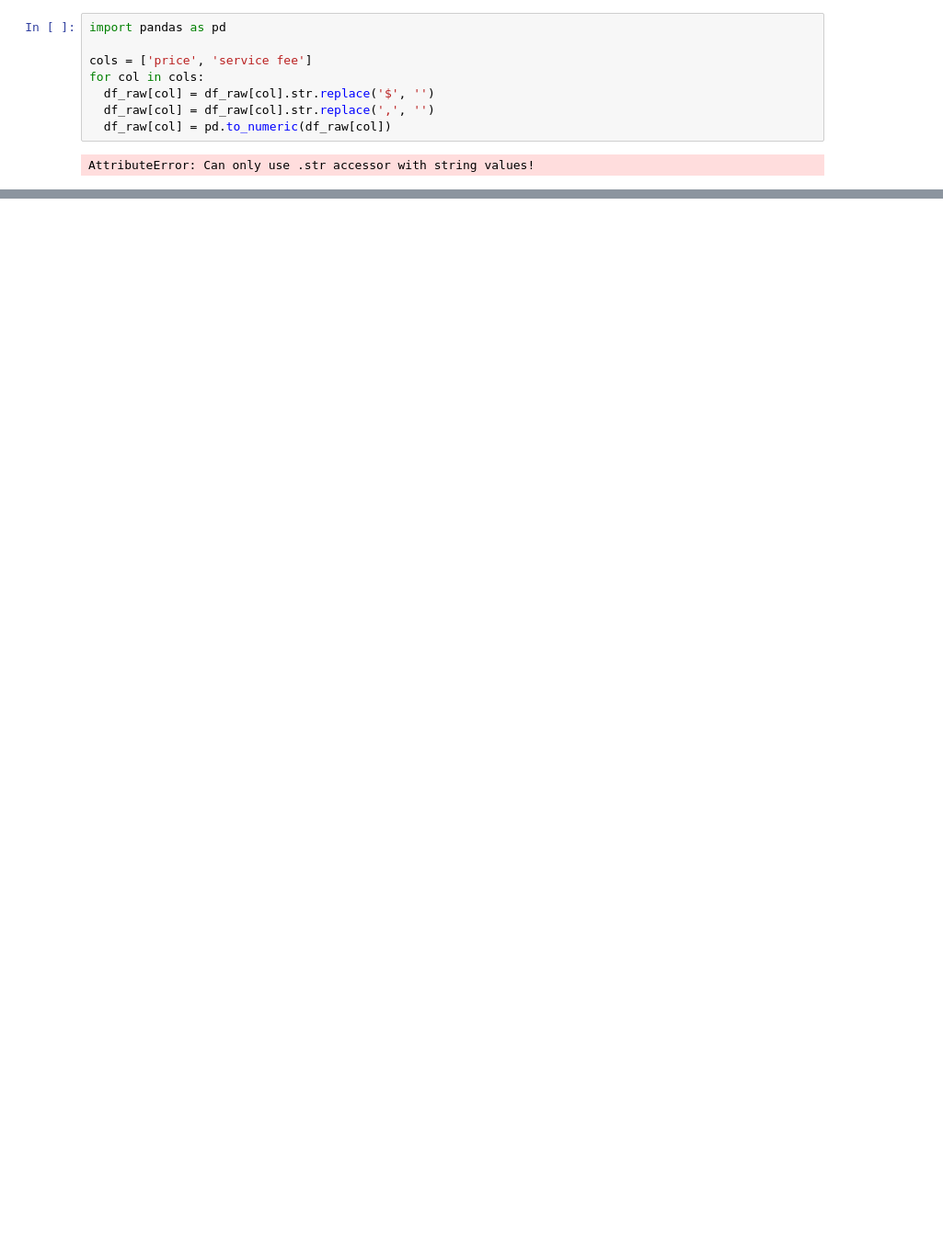
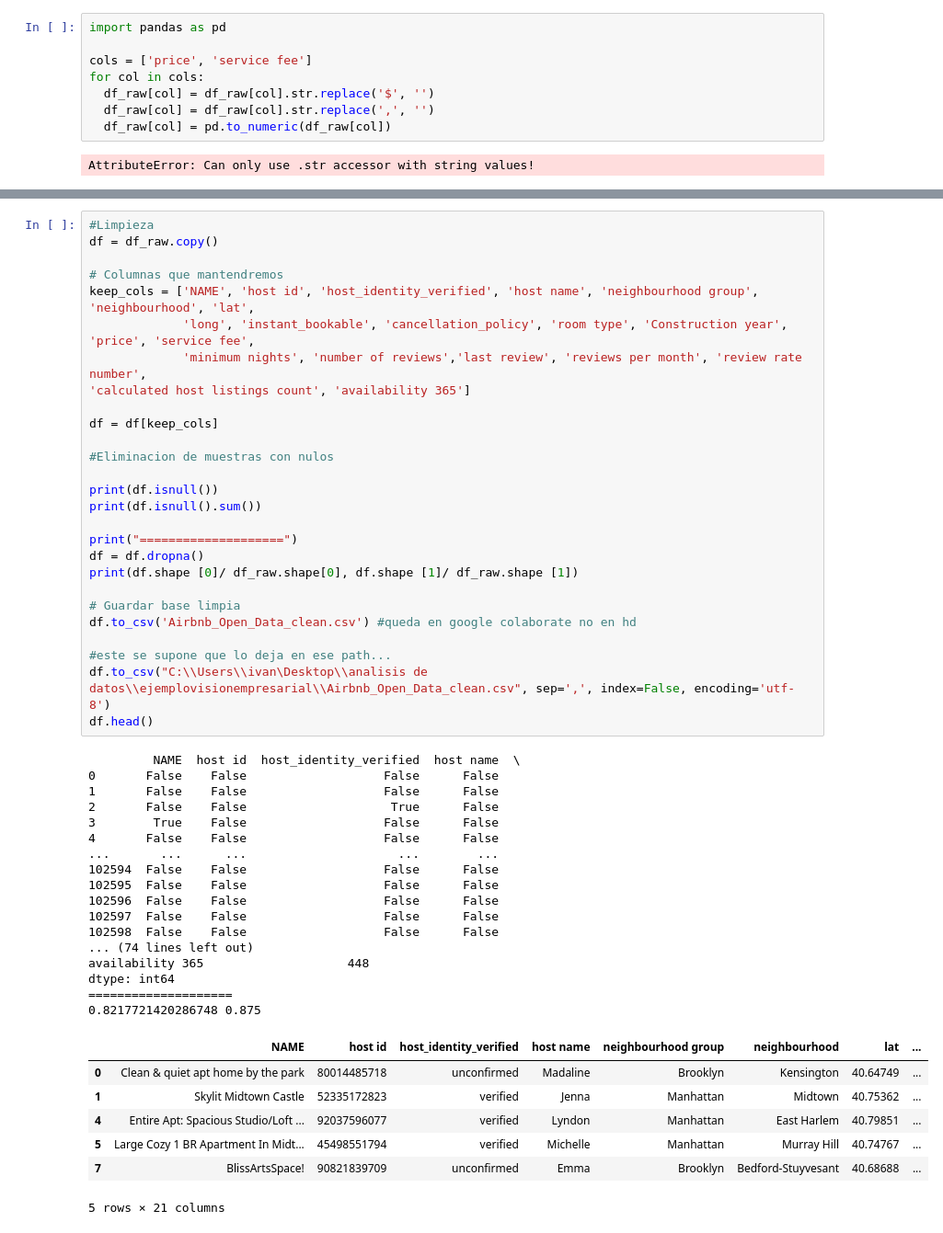
Before and after one commit to ivanprogramacion/Proyecto-Git-Ejemplo, a Jupyter notebook: visionempresarial.ipynb, the cells around one changed output, grey strips where cells are left out. Shown at 92% size. Saved outputs shown, nothing was run; the diff lists cells and outputs as text; blank space fills up the shorter version.

```diff
--- a/visionempresarial.ipynb
+++ b/visionempresarial.ipynb
@@ -319,0 +345,52 @@ AttributeError: Can only use .str accessor with string values!
+# %%
+#Limpieza
+df = df_raw.copy()
+
+# Columnas que mantendremos
+keep_cols = ['NAME', 'host id', 'host_identity_verified', 'host name', 'neighbourhood group', 'neighbourhood', 'lat',
+             'long', 'instant_bookable', 'cancellation_policy', 'room type', 'Construction year', 'price', 'service fee',
+             'minimum nights', 'number of reviews','last review', 'reviews per month', 'review rate number',
+'calculated host listings count', 'availability 365']
+
+df = df[keep_cols]
+
+#Eliminacion de muestras con nulos
+
+print(df.isnull())
+print(df.isnull().sum())
+
+print("====================")
+df = df.dropna()
+print(df.shape [0]/ df_raw.shape[0], df.shape [1]/ df_raw.shape [1])
+
+# Guardar base limpia
+df.to_csv('Airbnb_Open_Data_clean.csv') #queda en google colaborate no en hd
+
+#este se supone que lo deja en ese path...
+df.to_csv("C:\\Users\\ivan\Desktop\\analisis de datos\\ejemplovisionempresarial\\Airbnb_Open_Data_clean.csv", sep=',', index=False, encoding='utf-8')
+df.head()
+# %% [output]
+         NAME  host id  host_identity_verified  host name  \
+0       False    False                   False      False
+1       False    False                   False      False
+2       False    False                    True      False
+3        True    False                   False      False
+4       False    False                   False      False
+...       ...      ...                     ...        ...
+102594  False    False                   False      False
+102595  False    False                   False      False
+102596  False    False                   False      False
+102597  False    False                   False      False
+102598  False    False                   False      False
+... (74 lines left out)
+availability 365                    448
+dtype: int64
+====================
+0.8217721420286748 0.875
+|  | NAME | host id | host_identity_verified | host name | neighbourhood group | neighbourhood | lat | ... |
+| 0 | Clean & quiet apt home by the park | 80014485718 | unconfirmed | Madaline | Brooklyn | Kensington | 40.64749 | ... |
+| 1 | Skylit Midtown Castle | 52335172823 | verified | Jenna | Manhattan | Midtown | 40.75362 | ... |
+| 4 | Entire Apt: Spacious Studio/Loft ... | 92037596077 | verified | Lyndon | Manhattan | East Harlem | 40.79851 | ... |
+| 5 | Large Cozy 1 BR Apartment In Midt... | 45498551794 | verified | Michelle | Manhattan | Murray Hill | 40.74767 | ... |
+| 7 | BlissArtsSpace! | 90821839709 | unconfirmed | Emma | Brooklyn | Bedford-Stuyvesant | 40.68688 | ... |
+5 rows × 21 columns
```
Also changed, not shown: parts of 3 cells of this notebook.
